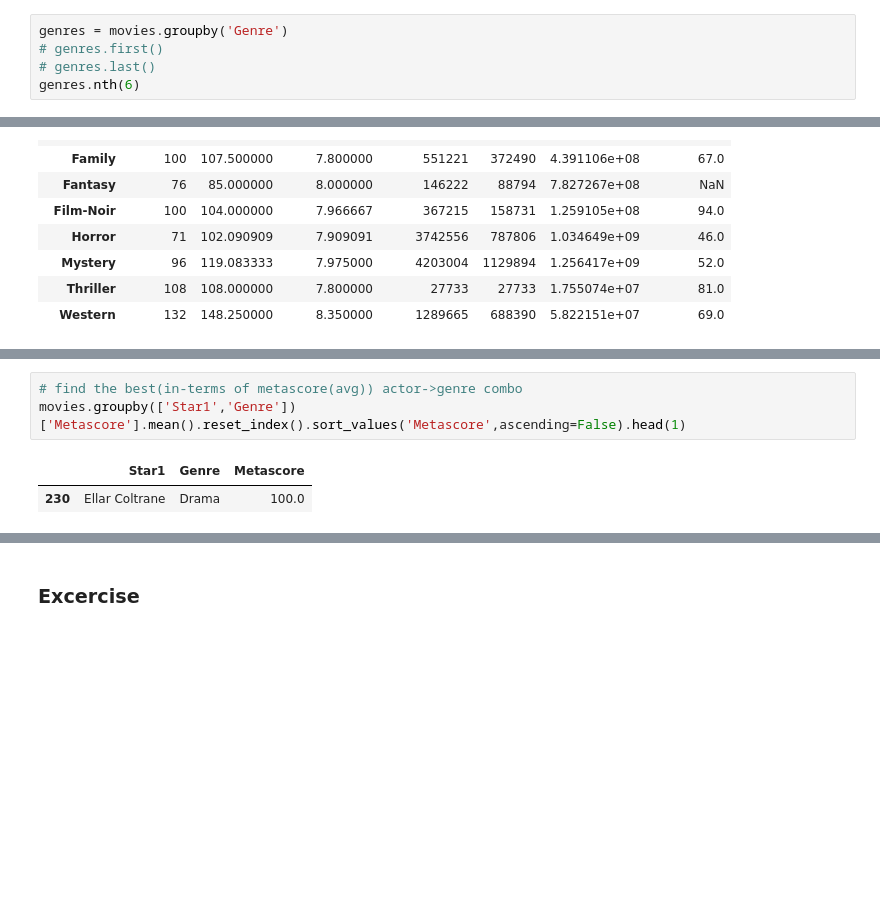
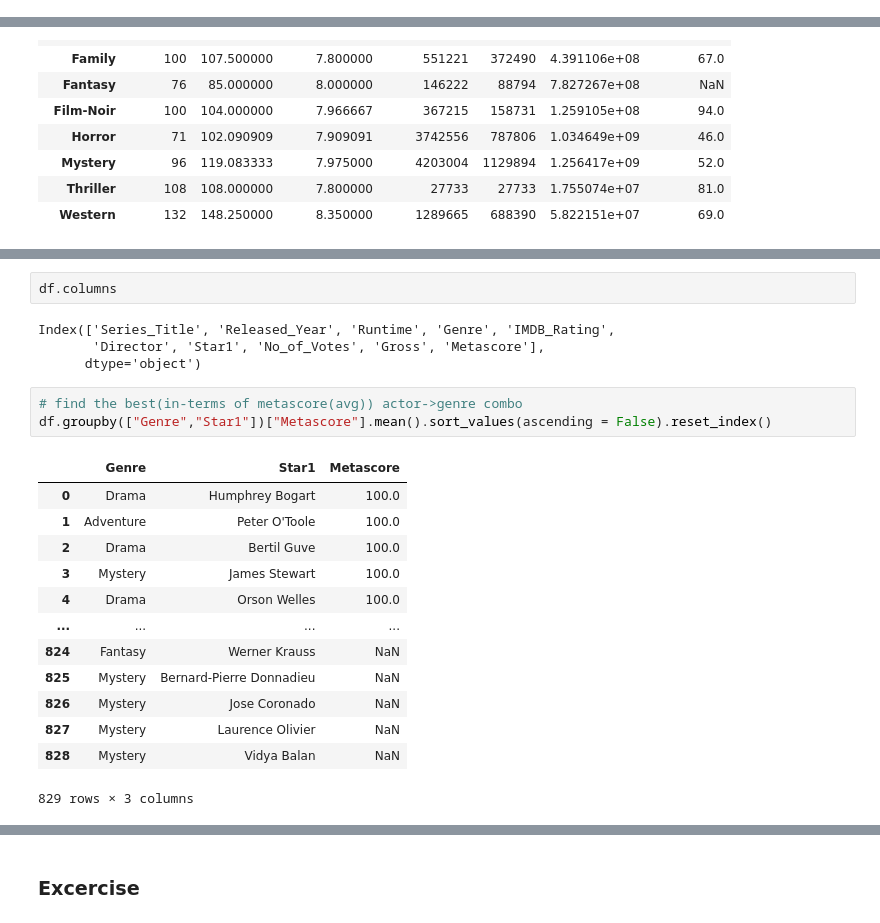
Before and after one commit to hemant087/3_Pandas, a Jupyter notebook: groupby.ipynb, the cells around one changed output, grey strips where cells are left out. Drawn from its saved outputs; the diff is of its cells as text; blank space fills up the shorter version.

```diff
--- a/session_19_groupby_objects.ipynb
+++ b/groupby.ipynb
@@ -102,5 +140,0 @@ movies.groupby("Genre").groups
-# %%
-genres = movies.groupby('Genre')
-# genres.first()
-# genres.last()
-genres.nth(6)
@@ -422,8 +430,25 @@ Name: Gross, dtype: float64
+# %%
+df.columns
+# %% [output]
+Index(['Series_Title', 'Released_Year', 'Runtime', 'Genre', 'IMDB_Rating',
+       'Director', 'Star1', 'No_of_Votes', 'Gross', 'Metascore'],
+      dtype='object')
 # %%
 # find the best(in-terms of metascore(avg)) actor->genre combo
-movies.groupby(['Star1','Genre'])['Metascore'].mean().reset_index().sort_values('Metascore',ascending=False).head(1)
+df.groupby(["Genre","Star1"])["Metascore"].mean().sort_values(ascending = False).reset_index()
 # %% [output]
-|  | Star1 | Genre | Metascore |
-| 230 | Ellar Coltrane | Drama | 100.0 |
+|  | Genre | Star1 | Metascore |
+| 0 | Drama | Humphrey Bogart | 100.0 |
+| 1 | Adventure | Peter O'Toole | 100.0 |
+| 2 | Drama | Bertil Guve | 100.0 |
+| 3 | Mystery | James Stewart | 100.0 |
+| 4 | Drama | Orson Welles | 100.0 |
+| ... | ... | ... | ... |
+| 824 | Fantasy | Werner Krauss | NaN |
+| 825 | Mystery | Bernard-Pierre Donnadieu | NaN |
+| 826 | Mystery | Jose Coronado | NaN |
+| 827 | Mystery | Laurence Olivier | NaN |
+| 828 | Mystery | Vidya Balan | NaN |
+829 rows × 3 columns
 # %%
 # agg on multiple groupby
```
Also changed, not shown: parts of 40 cells of this notebook.
